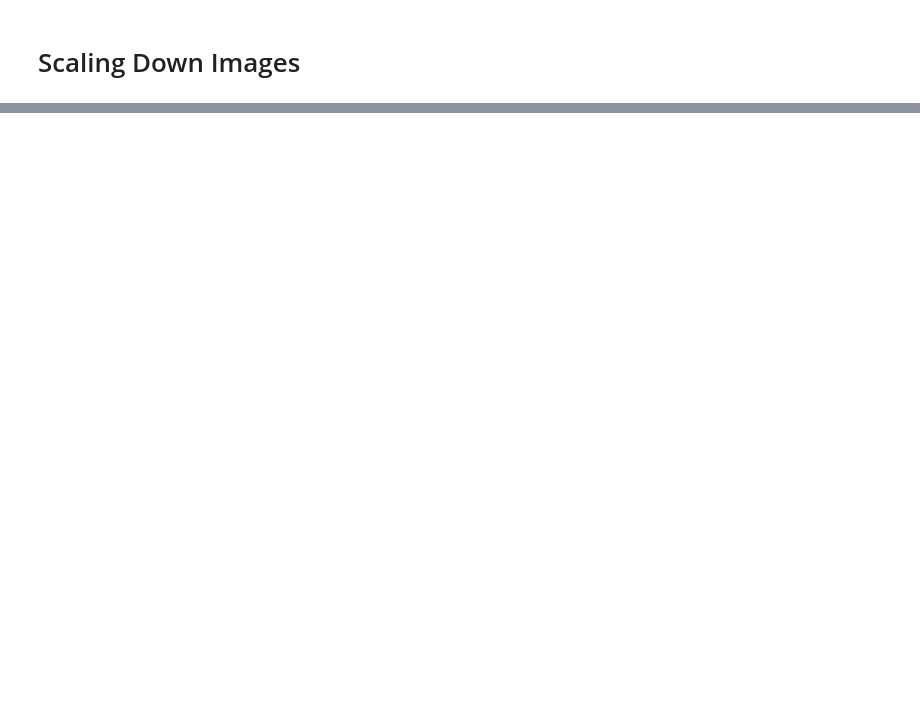
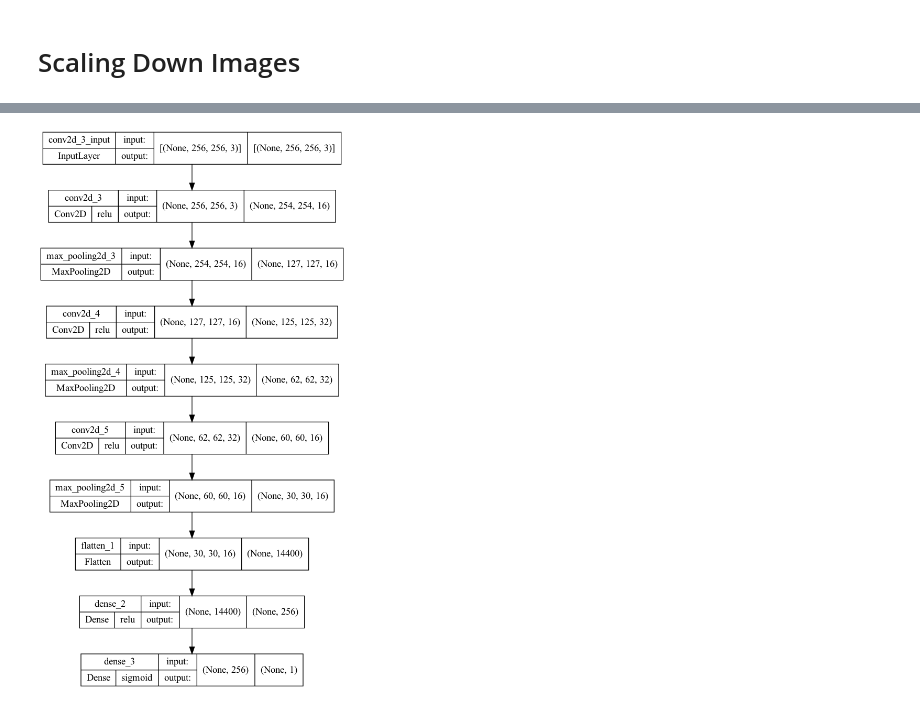
Before and after one commit to AndriievskyiN/bee_swarming_detection, a Jupyter notebook: main.ipynb, the cells around one changed output, grey strips where cells are left out. Saved outputs shown, nothing was run; the diff lists cells and outputs as text; code cells hidden in the pictures; blank space fills up the shorter version.

```diff
--- a/main.ipynb
+++ b/main.ipynb
@@ -91,0 +84,5 @@ batch = data.as_numpy_iterator().next()
+# %%
+# Actually splitting the data
+train_data = data.take(train_size)
+val_data = data.skip(train_size).take(val_size)
+test_data = data.skip(train_size + val_size)
@@ -91,0 +91,34 @@ batch = data.as_numpy_iterator().next()
+# %%
+logs = "logs"
+# %%
+# Set random seed for reproducibility
+tf.random.set_seed(42)
+
+# Create a model
+model1 = Sequential([
+    Conv2D(16, (3,3), activation="relu", input_shape=(256, 256, 3)),
+    MaxPool2D(2,2),
+
+    Conv2D(32, (3,3), activation="relu"),
+    MaxPool2D(2,2),
+
+    Conv2D(16, (3,3), activation="relu"),
+    MaxPool2D(2,2),
+
+    Flatten(),
+
+    Dense(256, activation="relu"),
+    Dense(1, activation="sigmoid")
+])
+
+# Compile the model
+model1.compile(
+    loss = "binary_crossentropy",
+    optimizer=tf.keras.optimizers.Adam(0.01),
+    metrics=["accuracy", tf.keras.metrics.Recall(), tf.keras.metrics.Precision()]
+)
+
+callbacks = tf.keras.callbacks.TensorBoard(log_dir=logs)
+
+# Fit the model
+hist1 = model1.fit(train_data, validation_data=val_data, epochs=20, callbacks=[callbacks])
@@ -91,0 +146,5 @@ batch = data.as_numpy_iterator().next()
+# %%
+# Plotting the model's architecture
+plot_model(model1, show_shapes=True, show_layer_activations=True)
+# %% [output]
+[figure, added]
```
Also changed, not shown: parts of 22 cells of this notebook, 8 other files.
